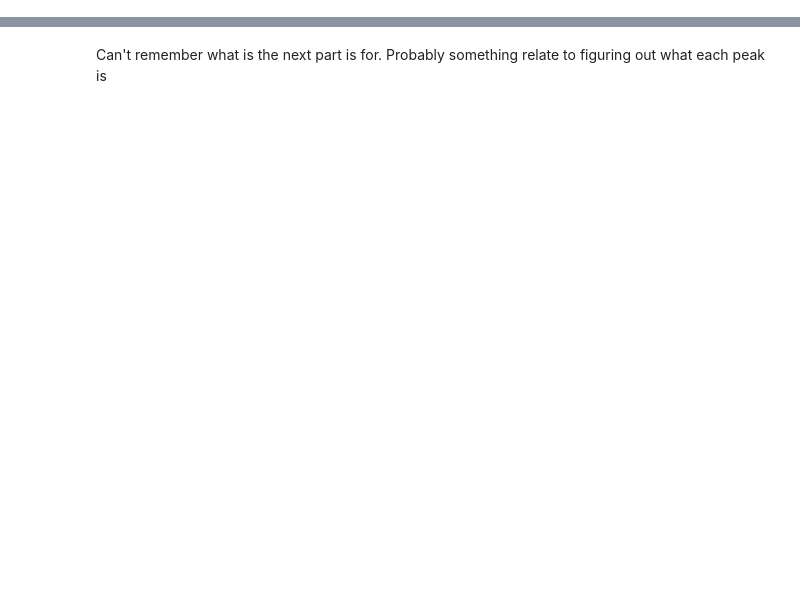
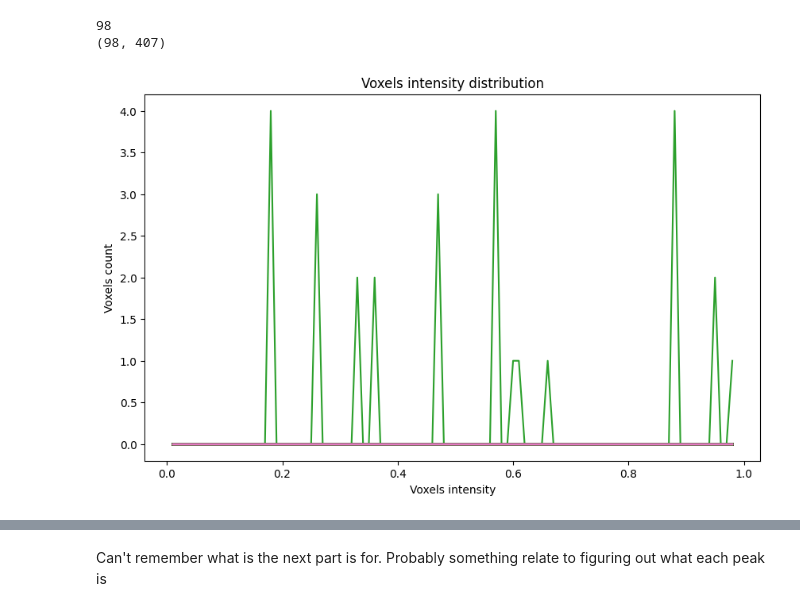
Before and after one commit to KananatSSN/Project_TMJOA, a Jupyter notebook: Check/analyze_voxel_intensity_distribution_analysis.ipynb, the cells around one changed output, grey strips where cells are left out. Cells and saved outputs as stored; diff of their text form; code cells hidden in the pictures; blank space fills up the shorter version.

```diff
--- a/Check/analyze_voxel_intensity_distribution_analysis.ipynb
+++ b/Check/analyze_voxel_intensity_distribution_analysis.ipynb
@@ -36,8 +36,30 @@ def plot_columns_of_dataframe(df, x_coords, mode='normal'):
     plt.show()
 # %%
 #read csv
-csv_path = r"C:\Users\acer\Desktop\Project_TMJOA\Check\volxel_intensity_dist_Baseline.csv"
+csv_path = r"d:\Kananat\Data\Last0\2_Masked\voxel_intensity.csv"
 csv_df = read_csv_as_dataframe(csv_path)
+# %%
+import numpy as np
+
+minimum = 0.01
+maximum = 0.99
+
+row_min = int(minimum/0.01)
+row_max = int(maximum/0.01)
+
+x_coords_min = minimum
+x_coords_max = maximum
+
+cut_df = csv_df.iloc[row_min:row_max, :]
+x_coords = np.arange(x_coords_min, x_coords_max, 0.01)
+print(len(x_coords))
+print(cut_df.shape)
+
+plot_columns_of_dataframe(cut_df, x_coords, mode='normal')
+# %% [output]
+98
+(98, 407)
+[figure, added]
 # %%
 import numpy as np
 
```
Also changed, not shown: parts of 8 cells of this notebook, 30 other files.
